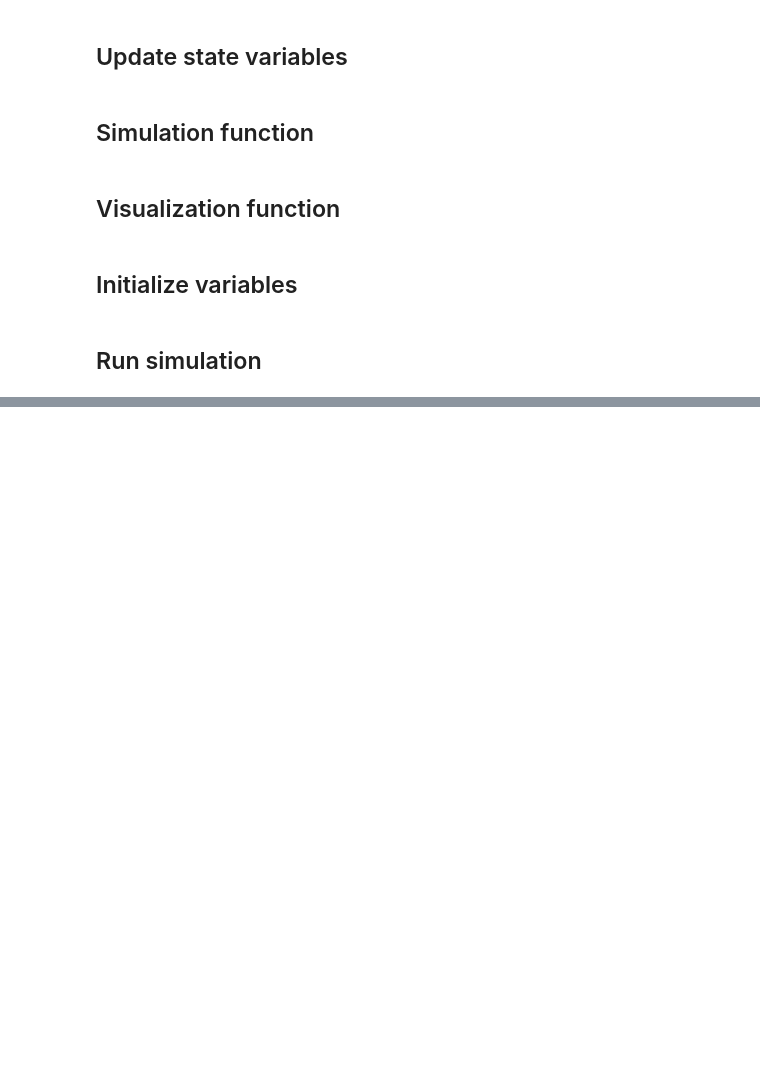
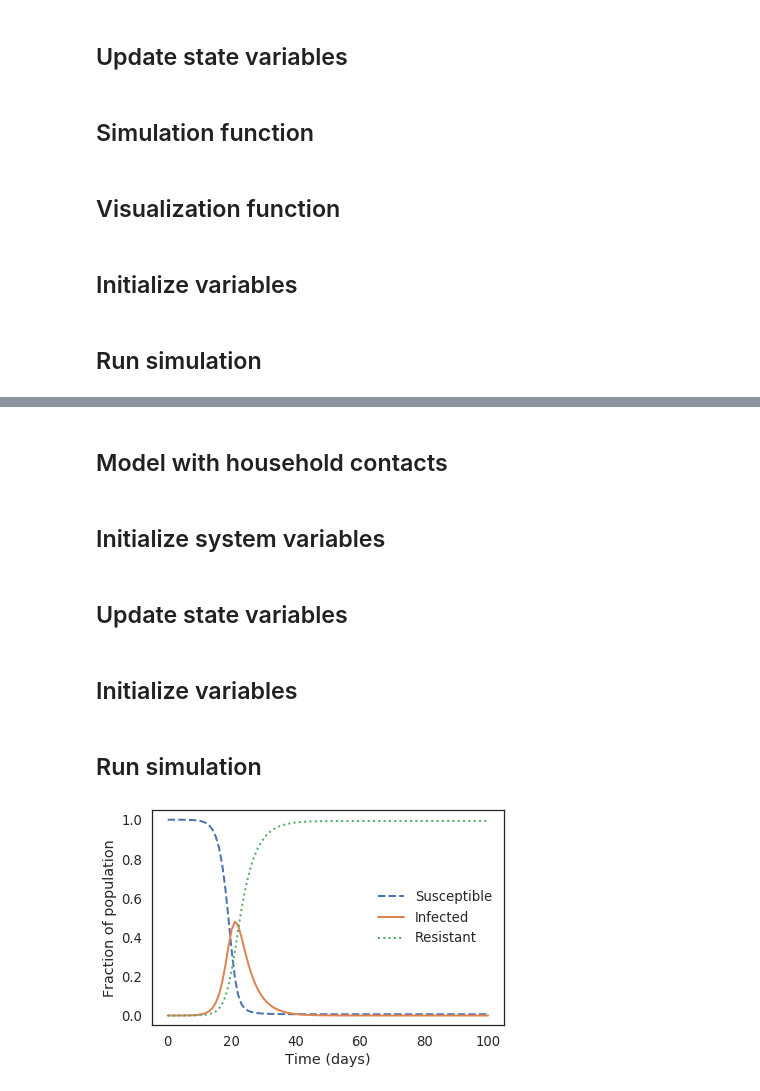
Before and after one commit to pnojai/cunyds, a Jupyter notebook: DATA604/Projects/jjeffryes_final_project.ipynb, the cells around one changed output, grey strips where cells are left out. Drawn from its saved outputs; the diff is of its cells as text; code cells hidden in the pictures; blank space fills up the shorter version.

```diff
--- a/DATA604/Projects/jjeffryes_final_project.ipynb
+++ b/DATA604/Projects/jjeffryes_final_project.ipynb
@@ -126,0 +130,55 @@ plot_results(results.S, results.I, results.R)
+# %% [markdown]
+## Model with household contacts
+# %% [markdown]
+## Initialize system variables
+# %%
+def make_system2(beta, kappa, gamma, h_s):
+    init = State(S=49999, Cc=1, Ch=0, I=1, R=0)
+    init /= sum(init)
+    t0 = 0
+    t_end = 100
+
+    return System(init=init, t0=t0, t_end=t_end,
+                  beta=beta, kappa=kappa, gamma=gamma, h_s=h_s)
+# %% [markdown]
+## Update state variables
+# %%
+def update_func2(state, t, system):
+    s, cc, ch, i, r = state
+
+    # Infected
+    # These don't work as separate compartments. Should they?
+    cc += system.beta * (system.kappa - system.h_s + 1) * i * s                   #Community infections
+    ch += system.beta * (system.h_s - 1) * i * s * (1 - (ch / ((h_s - 1) * cc)))  #Household infections
+
+    # TO DO: Figure out how to make carrying capacity work.
+    infected_c = system.beta * (system.kappa - system.h_s + 1) * i * s
+    infected_h = system.beta * (system.h_s - 1) * i * s * 1 #(1 - (ch / ((h_s - 1) * cc)))
+
+    recovered = system.gamma * i
+
+    # These don't work if ch includes carrying capacity, which is self-referential.
+    #s -= (cc + ch)              # subtract infected
+    #i += (cc + ch) - recovered
+
+    s -= infected_c + infected_h
+    i += (infected_c + infected_h - recovered)
+    r += recovered
+
+    return State(S=s, Cc=cc, Ch=ch, I=i, R=r)
+# %% [markdown]
+## Initialize variables
+# %%
+beta = 0.05249                # Transmission rate
+kappa = 18                    # Contacts in the community
+tr = 4.5                      # recovery time in days
+gamma = 1 / tr                # Recovery rate per day
+h_s = 2.7                     # Average household size.
+# %% [markdown]
+## Run simulation
+# %%
+system2 = make_system2(beta, kappa, gamma, h_s)
+results2 = run_simulation(system2, update_func2)
+plot_results(results2.S, results2.I, results2.R)
+# %% [output]
+[figure, added]
```
Also changed, not shown: parts of 19 cells of this notebook.
